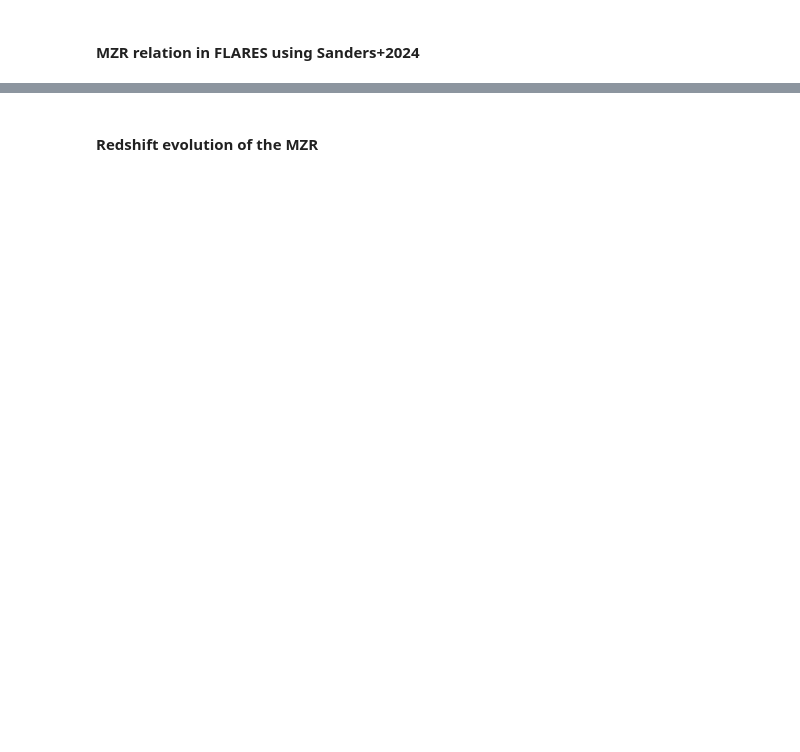
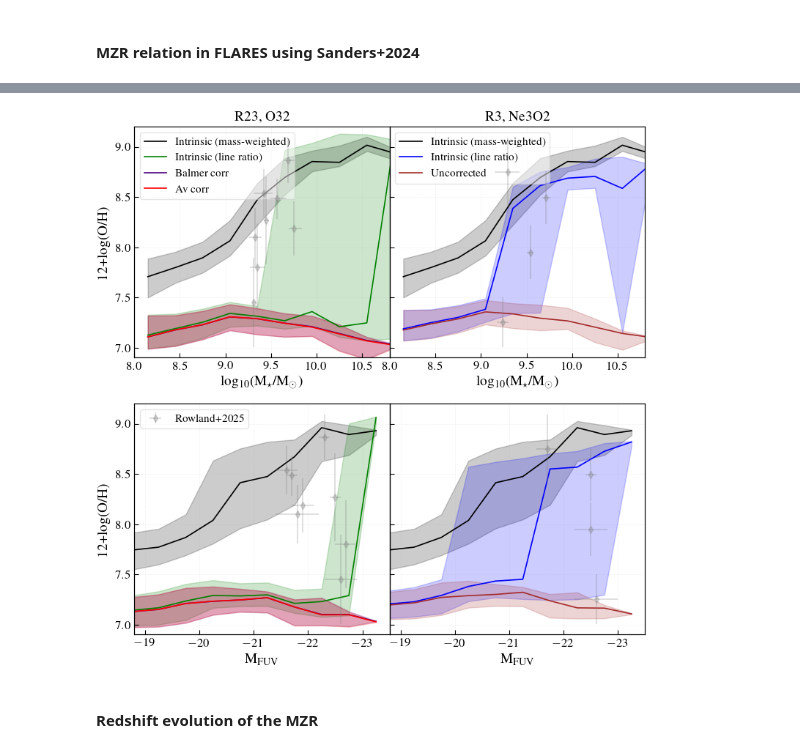
Before and after one commit to aswinpvijayan/line_ratio_reliability, a Jupyter notebook: app_mzr_cal.ipynb, the cells around one changed output, grey strips where cells are left out. Drawn from its saved outputs; the diff is of its cells as text; code cells hidden in the pictures; blank space fills up the shorter version.

```diff
--- a/app_mzr_cal.ipynb
+++ b/app_mzr_cal.ipynb
@@ -529,9 +585,14 @@ plt.show()
 # %%
 def flares_galaxies(ii, func, data):
+    """Function to package FLARES line luminosities into dictionaries.
 
-    """
-    Helper function to create line luminosity dictionaries
-    of FLARES galaxies
+    Args:
+        ii (int): The index of the galaxy to load.
+        func (function): The function to apply to the line luminosities.
+        data (tuple): A tuple containing the line luminosities and other properties of the galaxies.
+
+    Returns:
+        The output of the function applied to the line luminosities and other properties of the galaxy, here the strong-line metallicity with different dust corrections applied.
     """
 
     Halpha, Hbeta, OII3727, OIII4959, OIII5007, NeIII3869, Av, HbetaEW = data
@@ -557,10 +618,18 @@ def flares_galaxies(ii, func, data):
     return out
 
 def get_flares_galZ(data_att, data_int, tot_gals):
+    """Helper functions to get the FLARES strong-line metallicities.
 
-    """
-    Helper funciton to derive strong-line calibration metallicities
-    for the FLARES galaxies using the Sanders+2024 calibrations
+    Args:
+        data_att (tuple): A tuple containing the line luminosities and other properties of the galaxies
+        data_int (tuple): A tuple containing the line luminosities and other properties of the galaxies without dust correction
+        tot_gals (int): The total number of galaxies to process
+
+    Returns:
+        tuple: A tuple containing the following arrays with OIII5007 flux greater than the specified limit and stellar mass greater than the specified limit:
+            - flares_dust_corr_Z: The strong-line metallicity of the galaxies with dust correction applied.
+            - flares_Avdust_corr_Z: The strong-line metallicity of the galaxies with only Av dust correction applied.
+            - flares_int_dust_corr_Z: The strong-line metallicity of the galaxies without any dust correction applied.
     """
 
     f = partial(compute_metallicity_dust_correction, Avdust=False, Balmerdust=True)
@@ -825,7 +915,7 @@ axs=axs.ravel()
 twinaxs = np.array([ax.twinx() for ax in axs])
 
 labels1 = ['Intrinsic (mass-weighted)', 'Intrinsic (line ratio)', 'Balmer corr', 'Av corr']
-labels2 = ['Intrinsic (mass-weighted)', 'Intrinsic (line ratio)', 'No dust corr']
+labels2 = ['Intrinsic (mass-weighted)', 'Intrinsic (line ratio)', 'Uncorrected']
 
 colors1 = ['black', 'green', 'indigo', 'red']
 colors2 = ['black', 'blue', 'brown']
@@ -929,3 +1019,4 @@ axs[1].set_title('R3, Ne3O2', fontsize=14)
 
 fig.subplots_adjust(hspace=0.2,wspace=0)
 plt.savefig(F'app_plots/line_ratio_mzr_lzr_z{int(z)}_sanders.png', dpi=300, bbox_inches='tight')
+# %% [output]
@@ -932,3 +1040,4 @@ plt.savefig(F'app_plots/line_ratio_mzr_lzr_z{int(z)}_sanders.png', dpi=300, bbox
+[figure, added]
 # %% [markdown]
 #### Redshift evolution of the MZR
 # %%
```
Also changed, not shown: parts of 14 cells of this notebook, 1 other file.
